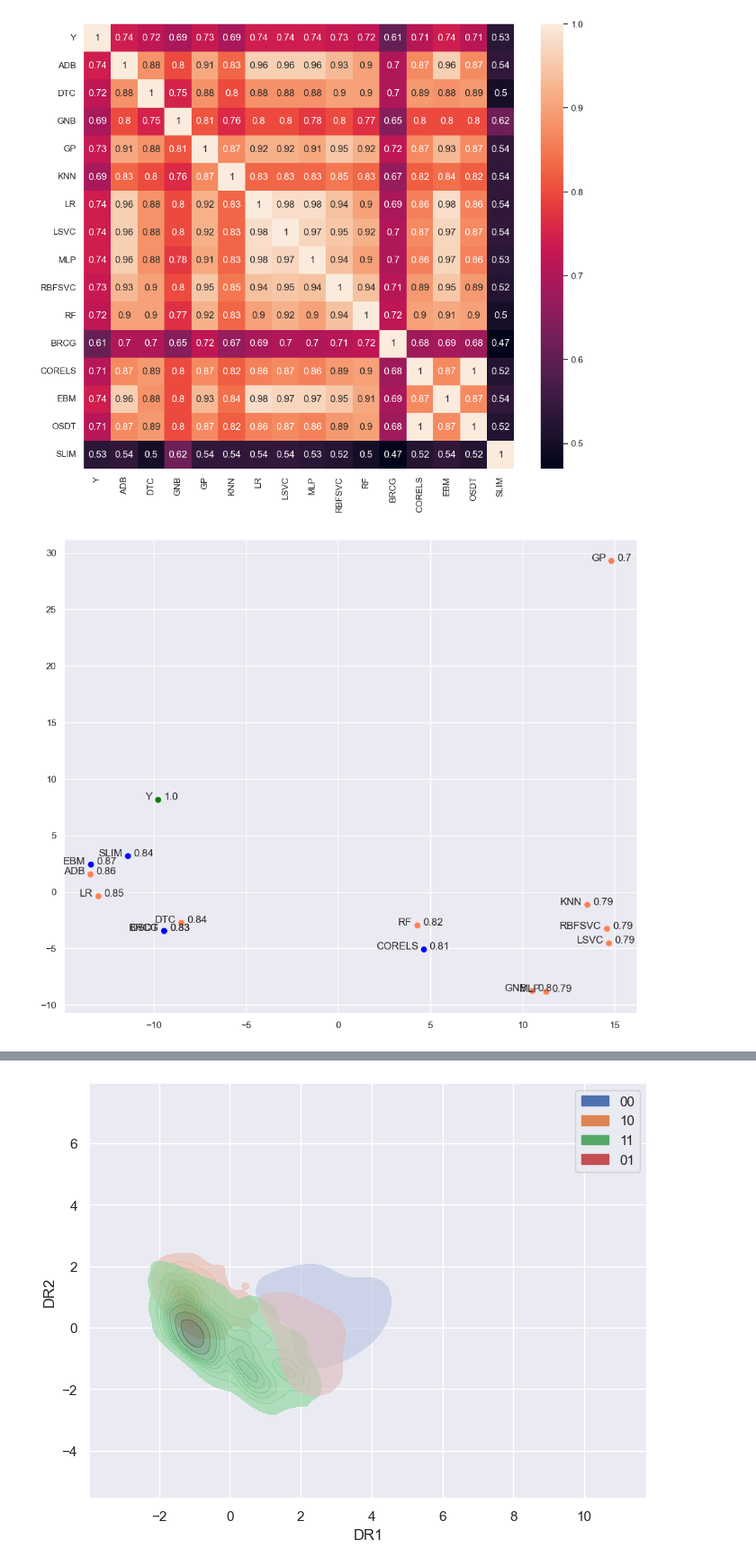
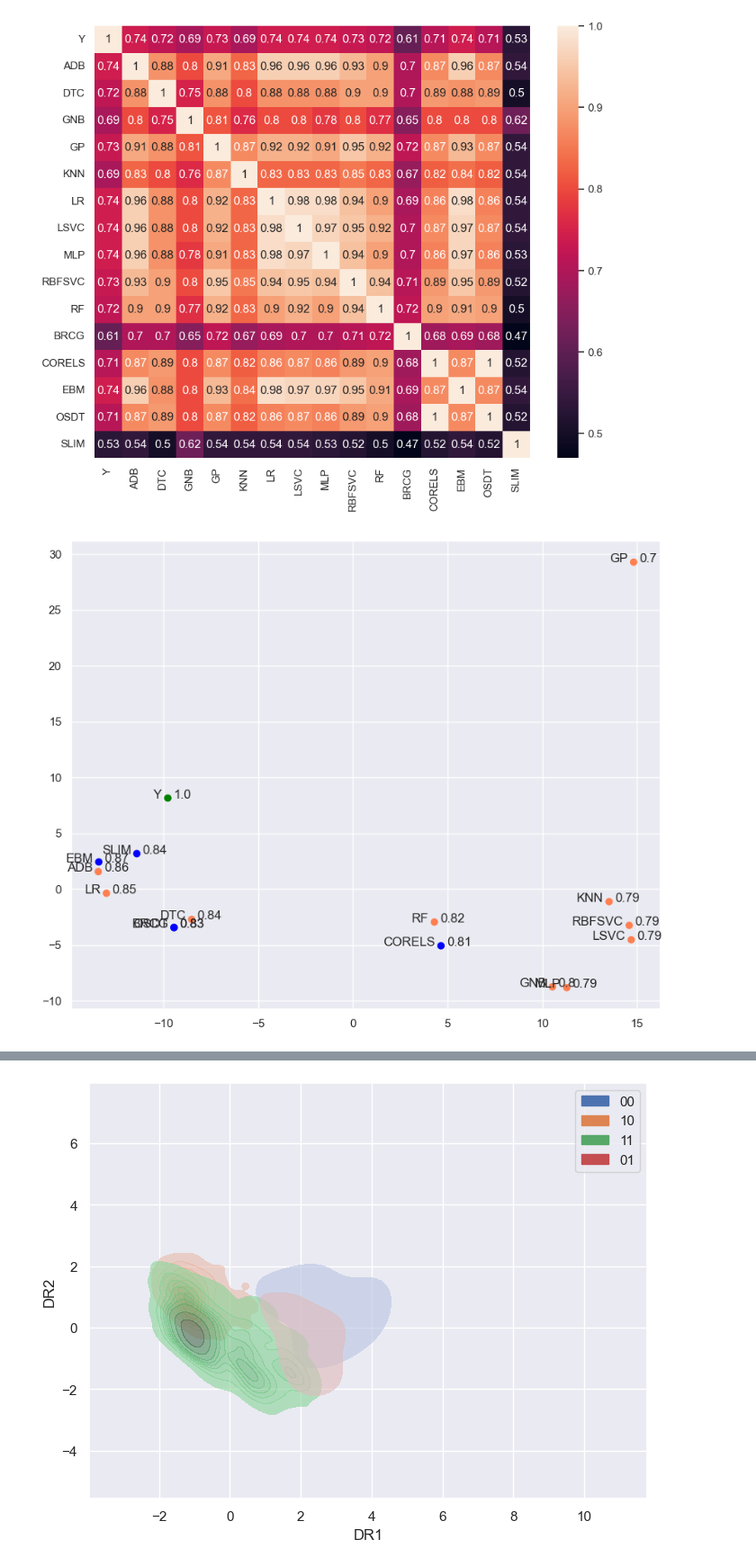
Before and after one commit to zhesimon/ComparativeMetaModels, a Jupyter notebook: Interface_example.ipynb, the cells around one changed output, grey strips where cells are left out. Shown at 90% size. Drawn from its saved outputs; the diff is of its cells as text; code cells hidden in the pictures.

```diff
--- a/Interface_example.ipynb
+++ b/Interface_example.ipynb
@@ -20,41 +20,41 @@ for i in range(df.shape[1]):
     Y=model_name, predictions
     Y_list.append(Y)
 
-MC_heatmap_of_prediction(Y_list, decimal=2, figsize=(12,10), export_file=True, filename='MC_heatmap_of_prediction.png', dpi=300)
+MC_heatmap_of_prediction(Y_list, decimal=2, figsize=(10,8), export_file=True, filename='MC_heatmap_of_prediction.png', dpi=300)
 # %% [output]
-[figure, old version]
+[figure, new version]
 # %%
 """
     Figure 9 in the paper performing pairwise comparison via plotting PCA dimensionality reduction on model predictions
     Models locate close to each other have similar predictions
     Next to model names are prediction accuracies
 
     Parameters
     ----------
     Y_list : a list of tuples that consists of model names, model predictions, and test accuracies
     color_indices: a list of indices for the colors
     colors: a list of colors
     export_file: option to save the current figure
     filename: file name to be specified to save the current figure
 """
 df=pd.read_csv('Adult_testdata_and_prediction.csv')
 df = df.iloc[:, -16:]
 
 Y_list=[]
 for i in range(df.shape[1]):
         model_name=df.columns[i]
         predictions=df[model_name].to_numpy()
         acc = sum(df.iloc[:,0]==df.iloc[:,i])/(df.shape[0])
         Y=model_name, predictions, round(acc,2)
         Y_list.append(Y)
 
 color_indices = [0,1,1,1,1,1,1,1,1,1,1,2,2,2,2,2]
 colors = ['green','coral','blue']
 
-MC_scatterplot_prediction(Y_list, color_indices=color_indices, colors=colors, figsize=(12,10),
+MC_scatterplot_prediction(Y_list, color_indices=color_indices, colors=colors, figsize=(10,8),
                           export_file=True, filename='MC_scatterplot_prediction.png', alpha=1, dpi=300)
 # %% [output]
-[figure, old version]
+[figure, new version]
 # %%
 """
     Figure 30 in the paper performing pairwise comparison via plotting PCA dimensionality reduction on models' confusion matrices
```
Also changed, not shown: parts of 4 cells of this notebook, 1 other file.
